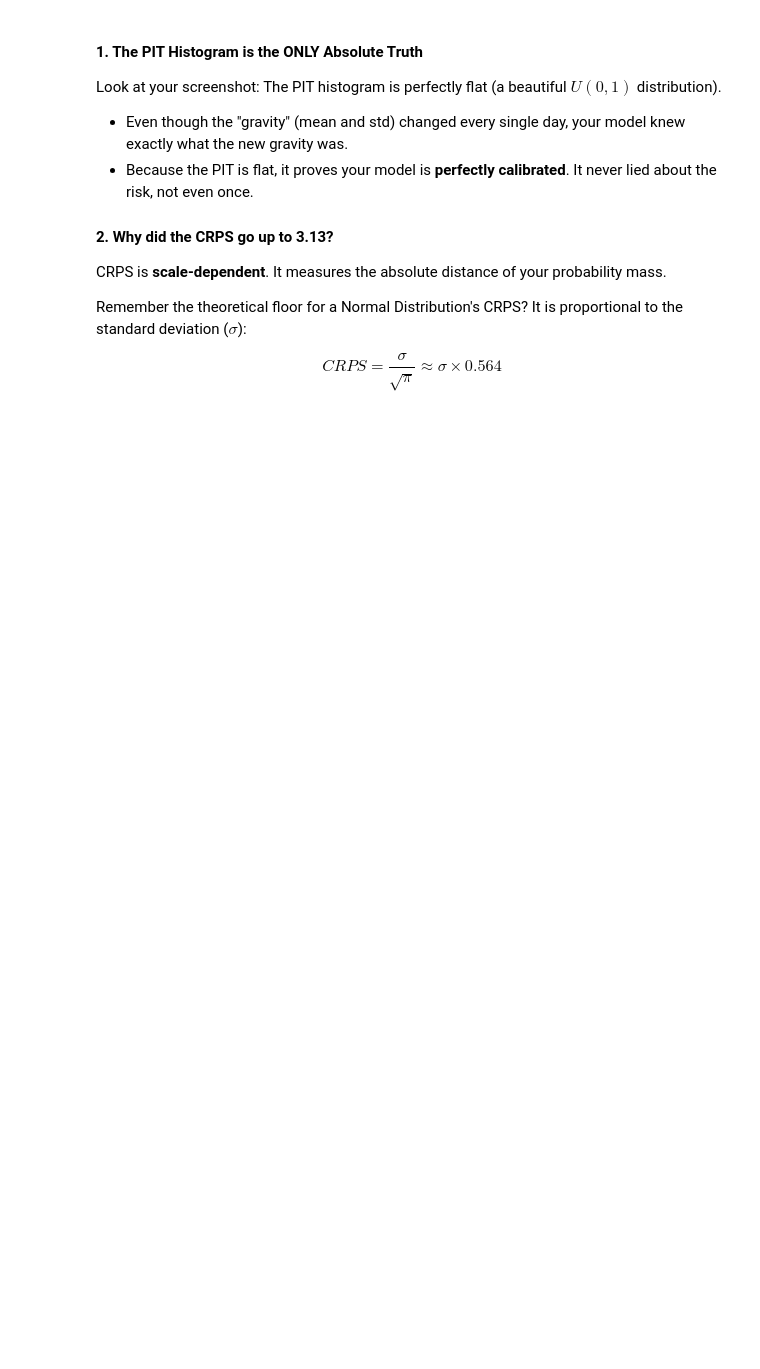
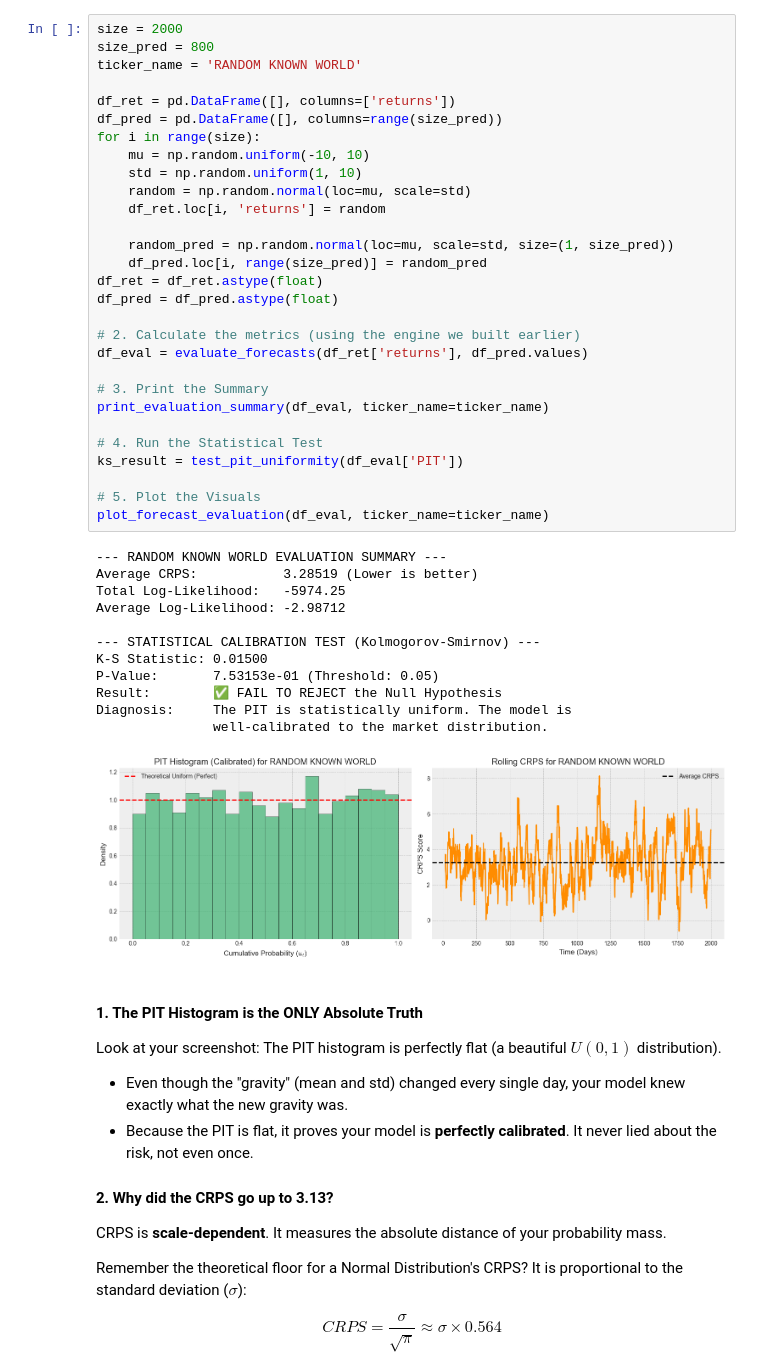
Before and after one commit to amacias-afma/quant-ai-lab, a Jupyter notebook: 02_density_forecasting/notebooks/01_problem_definition_and_baselines.ipynb, the cells around one changed output. Drawn from its saved outputs; the diff is of its cells as text; blank space fills up the shorter version.

```diff
--- a/02_density_forecasting/notebooks/01_problem_definition_and_baselines.ipynb
+++ b/02_density_forecasting/notebooks/01_problem_definition_and_baselines.ipynb
@@ -199,3 +252,45 @@ Diagnosis:     The PIT is statistically uniform. The model is
+# %%
+size = 2000
+size_pred = 800
+ticker_name = 'RANDOM KNOWN WORLD'
+
+df_ret = pd.DataFrame([], columns=['returns'])
+df_pred = pd.DataFrame([], columns=range(size_pred))
+for i in range(size):
+    mu = np.random.uniform(-10, 10)
+    std = np.random.uniform(1, 10)
+    random = np.random.normal(loc=mu, scale=std)
+    df_ret.loc[i, 'returns'] = random
+
+    random_pred = np.random.normal(loc=mu, scale=std, size=(1, size_pred))
+    df_pred.loc[i, range(size_pred)] = random_pred
+df_ret = df_ret.astype(float)
+df_pred = df_pred.astype(float)
+
+# 2. Calculate the metrics (using the engine we built earlier)
+df_eval = evaluate_forecasts(df_ret['returns'], df_pred.values)
+
+# 3. Print the Summary
+print_evaluation_summary(df_eval, ticker_name=ticker_name)
+
+# 4. Run the Statistical Test
+ks_result = test_pit_uniformity(df_eval['PIT'])
+
+# 5. Plot the Visuals
+plot_forecast_evaluation(df_eval, ticker_name=ticker_name)
+# %% [output]
+--- RANDOM KNOWN WORLD EVALUATION SUMMARY ---
+Average CRPS:           3.28519 (Lower is better)
+Total Log-Likelihood:   -5974.25
+Average Log-Likelihood: -2.98712
+
+--- STATISTICAL CALIBRATION TEST (Kolmogorov-Smirnov) ---
+K-S Statistic: 0.01500
+P-Value:       7.53153e-01 (Threshold: 0.05)
+Result:        ✅ FAIL TO REJECT the Null Hypothesis
+Diagnosis:     The PIT is statistically uniform. The model is
+               well-calibrated to the market distribution.
+[figure, added]
 # %% [markdown]
 #### 1. The PIT Histogram is the ONLY Absolute Truth
 
```
Also changed, not shown: parts of 64 cells of this notebook, 5 other files.
